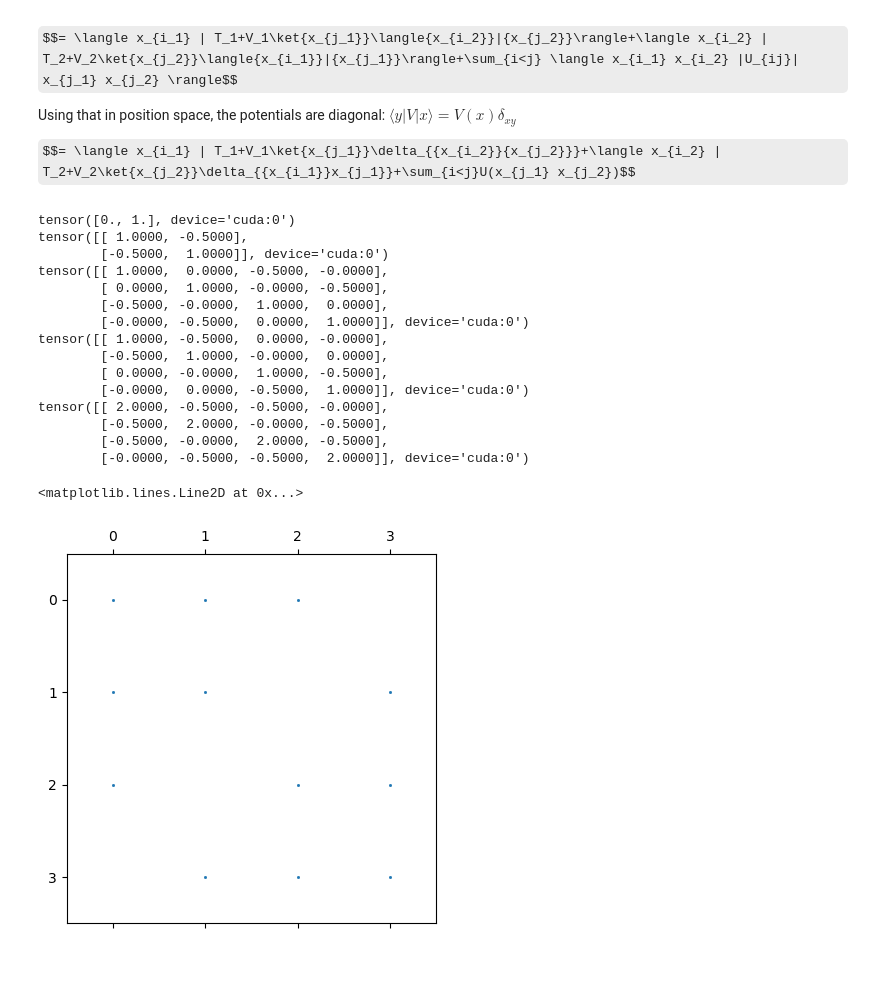
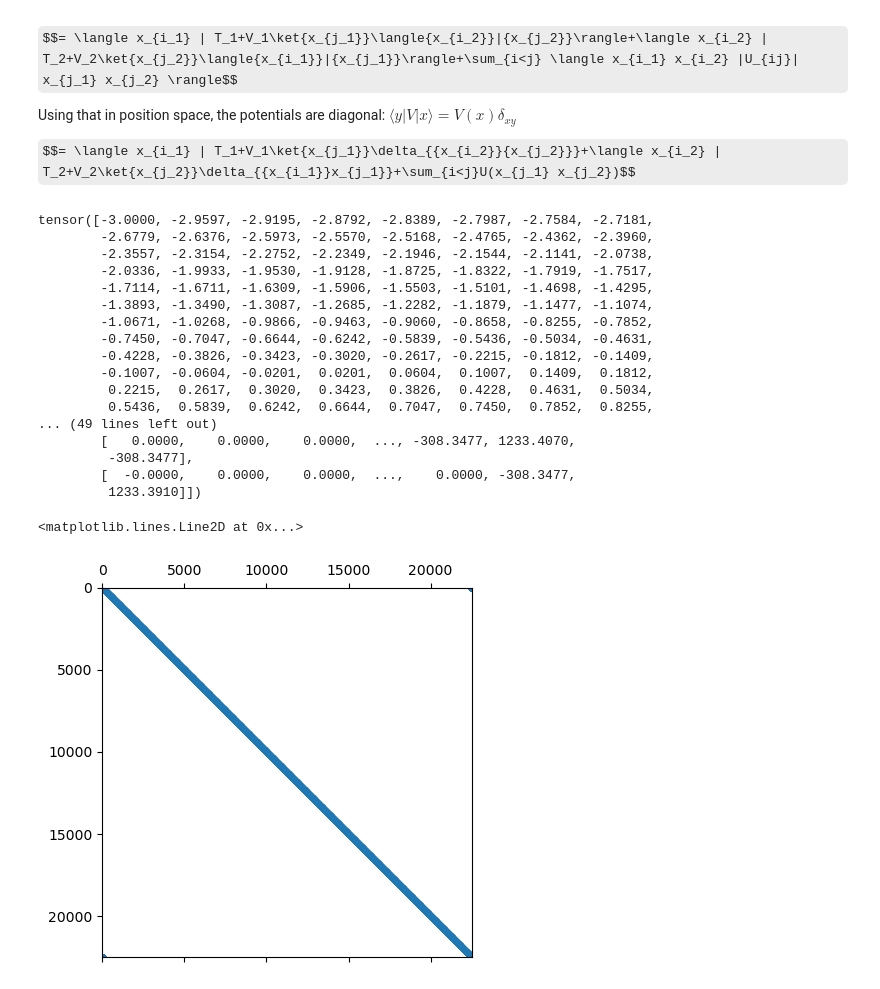
Before and after one commit to pfargas/optical-lattice-with-ANN, a Jupyter notebook: 2_particles.ipynb, the cells around one changed output. Drawn from its saved outputs; the diff is of its cells as text; code cells hidden in the pictures; some formulas as TeX source.

```diff
--- a/2_particles.ipynb
+++ b/2_particles.ipynb
@@ -2,14 +2,15 @@
 import torch
 import matplotlib.pyplot as plt
 
-device = torch.device("cuda" if torch.cuda.is_available() else "cpu")
+device = torch.device("cpu" if torch.cuda.is_available() else "cpu")
+torch.set_default_dtype(torch.float32)
 # %%
 # PARAMS
 HBAR        = 1.0
 MASS        = 1.0
 PBC         = True
 N_PARTICLES = 2
-N_POINTS    = 2
+N_POINTS    = 10
 # %% [markdown]
 # Two particles
 # %% [markdown]
@@ -82,47 +83,49 @@ def hamiltonian_matrix(N_POINTS, GRID_SPACING, PBC, potential_parameters, x):
         # pot_matrix[i, i] = 0.5*MASS* x[i]**2  # Harmonic potential
     return kin_coeff * kin_matrix + pot_matrix
 # %%
-pos = torch.linspace(0, 1, N_POINTS, device=device)
+pos = torch.linspace(-3, 3, N_POINTS, device=device)
 print(pos)
 X_i,X_j = torch.meshgrid(pos,pos, indexing='ij')
 
 one_body_hami = hamiltonian_matrix(
     N_POINTS=N_POINTS,
     GRID_SPACING=pos[1] - pos[0],
     PBC=PBC,
     potential_parameters={
         'V0': 1.0,
         'K1': torch.pi
     },
     x=pos
 )
 
 print(one_body_hami)
 print(torch.kron(one_body_hami,II))
 print(torch.kron(II,one_body_hami))
 
 full_onebody_hami = torch.kron(II, one_body_hami)+ torch.kron(one_body_hami, II)
 print(full_onebody_hami)
 # Plotting the Hamiltonian matrix
 plt.spy(full_onebody_hami.cpu(), markersize=1)
 # %% [output]
-tensor([0., 1.], device='cuda:0')
-tensor([[ 1.0000, -0.5000],
-        [-0.5000,  1.0000]], device='cuda:0')
-tensor([[ 1.0000,  0.0000, -0.5000, -0.0000],
-        [ 0.0000,  1.0000, -0.0000, -0.5000],
-        [-0.5000, -0.0000,  1.0000,  0.0000],
-        [-0.0000, -0.5000,  0.0000,  1.0000]], device='cuda:0')
-tensor([[ 1.0000, -0.5000,  0.0000, -0.0000],
-        [-0.5000,  1.0000, -0.0000,  0.0000],
-        [ 0.0000, -0.0000,  1.0000, -0.5000],
-        [-0.0000,  0.0000, -0.5000,  1.0000]], device='cuda:0')
-tensor([[ 2.0000, -0.5000, -0.5000, -0.0000],
-        [-0.5000,  2.0000, -0.0000, -0.5000],
-        [-0.5000, -0.0000,  2.0000, -0.5000],
-        [-0.0000, -0.5000, -0.5000,  2.0000]], device='cuda:0')
+tensor([-3.0000, -2.9597, -2.9195, -2.8792, -2.8389, -2.7987, -2.7584, -2.7181,
+        -2.6779, -2.6376, -2.5973, -2.5570, -2.5168, -2.4765, -2.4362, -2.3960,
+        -2.3557, -2.3154, -2.2752, -2.2349, -2.1946, -2.1544, -2.1141, -2.0738,
+        -2.0336, -1.9933, -1.9530, -1.9128, -1.8725, -1.8322, -1.7919, -1.7517,
+        -1.7114, -1.6711, -1.6309, -1.5906, -1.5503, -1.5101, -1.4698, -1.4295,
+        -1.3893, -1.3490, -1.3087, -1.2685, -1.2282, -1.1879, -1.1477, -1.1074,
+        -1.0671, -1.0268, -0.9866, -0.9463, -0.9060, -0.8658, -0.8255, -0.7852,
+        -0.7450, -0.7047, -0.6644, -0.6242, -0.5839, -0.5436, -0.5034, -0.4631,
+        -0.4228, -0.3826, -0.3423, -0.3020, -0.2617, -0.2215, -0.1812, -0.1409,
+        -0.1007, -0.0604, -0.0201,  0.0201,  0.0604,  0.1007,  0.1409,  0.1812,
+         0.2215,  0.2617,  0.3020,  0.3423,  0.3826,  0.4228,  0.4631,  0.5034,
+         0.5436,  0.5839,  0.6242,  0.6644,  0.7047,  0.7450,  0.7852,  0.8255,
+... (49 lines left out)
+        [   0.0000,    0.0000,    0.0000,  ..., -308.3477, 1233.4070,
+         -308.3477],
+        [  -0.0000,    0.0000,    0.0000,  ...,    0.0000, -308.3477,
+         1233.3910]])
 <matplotlib.lines.Line2D at 0x...>
-[figure, old version]
+[figure, new version]
 # %%
 def interaction_potential(x1, x2, g):
     """Define the interaction potential between two particles."""
```
Also changed, not shown: parts of 13 cells of this notebook, 2 other files.
